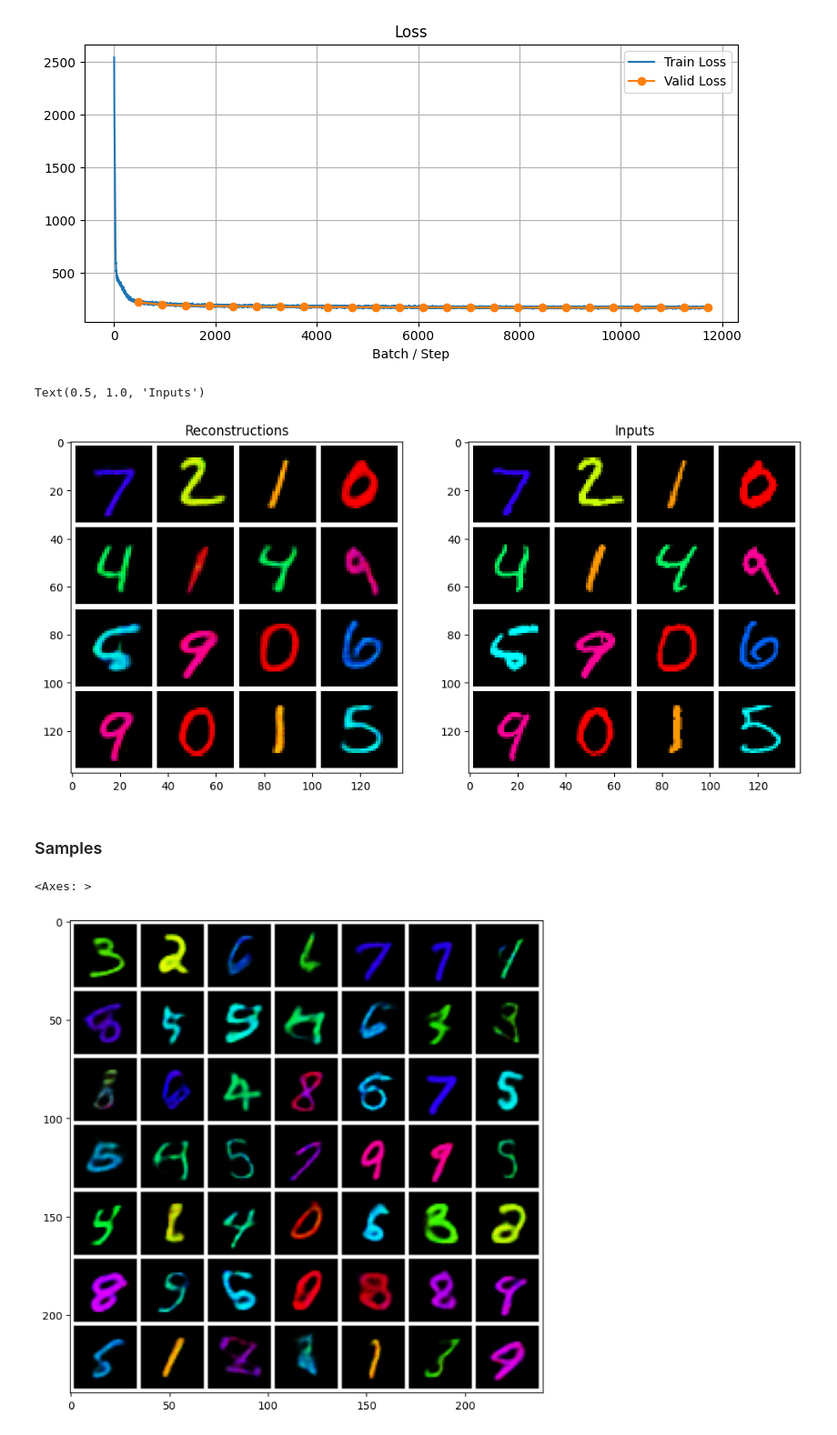
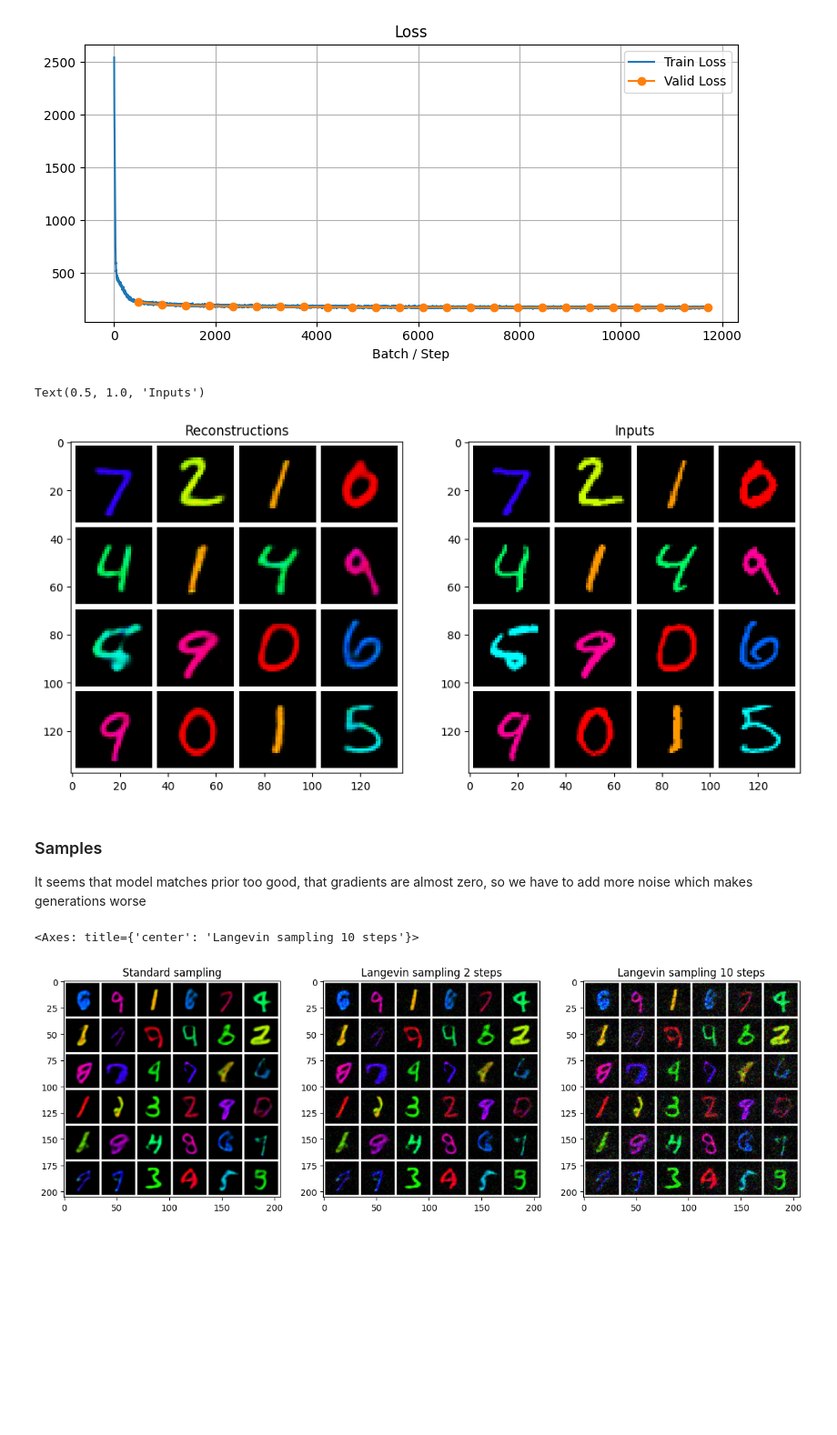
Before and after one commit to Stacey-bubi/vae-models, a Jupyter notebook: notebooks/iwae.ipynb, the cells around one changed output. Shown at 91% size. Cells and saved outputs as stored; diff of their text form; code cells hidden in the pictures; blank space fills up the shorter version.

Commit message:
Add langevin sampling

```diff
--- a/notebooks/iwae.ipynb
+++ b/notebooks/iwae.ipynb
@@ -36,7 +35,9 @@ dl_kwargs = dict(collate_fn=collate_fn, num_workers=6, persistent_workers=True)
 train_dl = DataLoader(train_ds, batch_size=bs, shuffle=True, **dl_kwargs)
 val_dl = DataLoader(val_ds, batch_size=bs, **dl_kwargs)
 
-model = IWAE(channels, input_size=(32, 32), latent_dim=latent_dim, h_dim=h_dim)
+recon_dist = 'bce'
+model = IWAE(channels, input_size=(32, 32), latent_dim=latent_dim, h_dim=h_dim, recon_dist=recon_dist)
+
 optimizer = optim.AdamW(model.parameters(), lr=lr, weight_decay=wd)
 hooks = [MetricsHook(), ProgressBarHook()]
 
@@ -47,7 +48,6 @@ trainer_config = dict(
     train_dl=train_dl,
     valid_dl=val_dl,
     optim=optimizer,
-    loss_func=iwae_loss,
     epochs=epochs,
     hooks=hooks,
 )
@@ -84,12 +70,19 @@ show_imgs(x, axes[1])
 axes[1].set_title('Inputs')
 # %% [output]
 Text(0.5, 1.0, 'Inputs')
-[figure, old version]
+[figure, new version]
-# %% [markdown]
-### Samples
-# %%
-ax = plt.subplots(figsize=(8,8))[1]
-show_imgs(trainer.model.sample(49), ax=ax)
-# %% [output]
-<Axes: >
-[figure, removed]
+# %% [markdown]
+### Samples
+It seems that model matches prior too good, that gradients are almost zero, so we have to add more noise which makes generations worse
+# %%
+n_samples = 36
+axes = plt.subplots(ncols=3, figsize=(15,8))[1]
+random_seed(0)
+show_imgs(model.sample(n_samples), axes[0], 'Standard sampling')
+random_seed(0)
+show_imgs(model.langevin_sample(n=n_samples, eps=0.05, n_steps=2), axes[1], "Langevin sampling 2 steps")
+random_seed(0)
+show_imgs(model.langevin_sample(n=n_samples,eps=0.05, n_steps=10), axes[2], "Langevin sampling 10 steps")
+# %% [output]
+<Axes: title={'center': 'Langevin sampling 10 steps'}>
+[figure, added]
```
Also changed, not shown: parts of 9 cells of this notebook, 7 other files.
